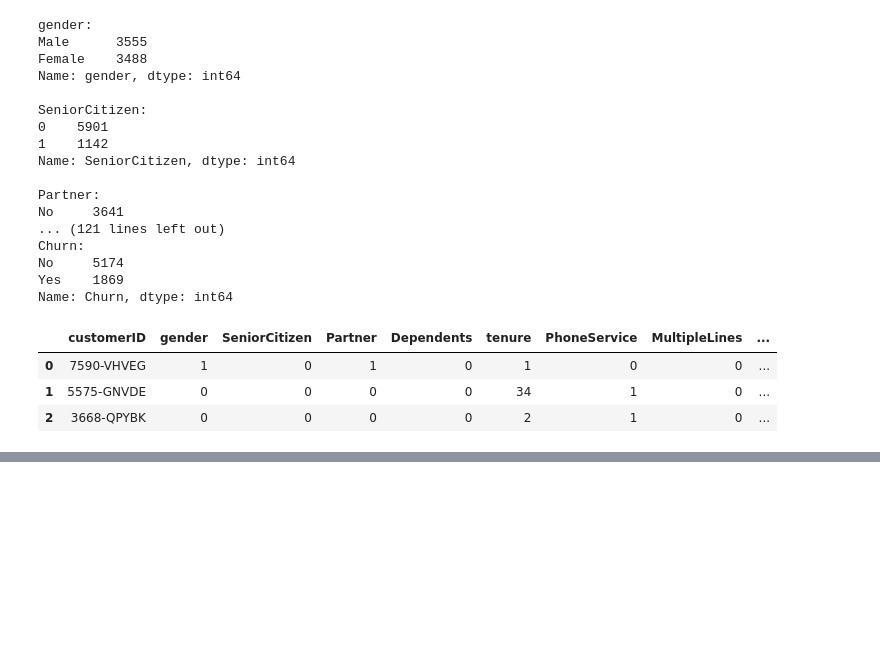
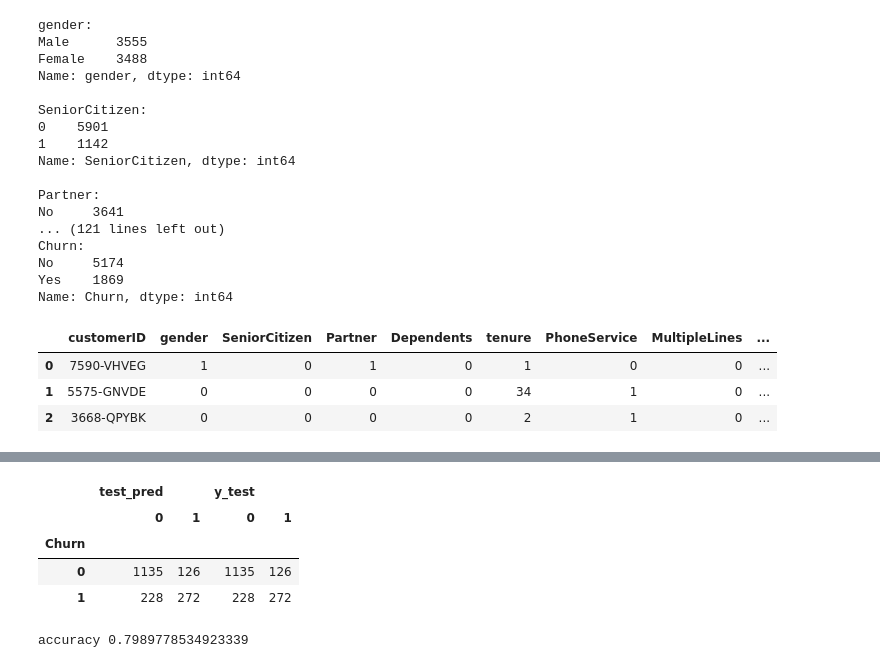
Before and after one commit to Rahul711sharma/Classification, a Jupyter notebook: Telco_Customer_Churn.ipynb, the cells around one changed output, grey strips where cells are left out. Cells and saved outputs as stored; diff of their text form; code cells hidden in the pictures; blank space fills up the shorter version.

```diff
--- a/Telco_Customer_Churn.ipynb
+++ b/Telco_Customer_Churn.ipynb
@@ -122,0 +261,15 @@ Name: TotalCharges, Length: 7043, dtype: object
+# %%
+#model Accuracy on test Data
+test_pred = logit.predict(x_test)
+# %%
+pd.pivot_table(pd.DataFrame({'y_test':y_test,'test_pred':test_pred}),index=y_test,columns=test_pred,aggfunc='count')
+# %% [output]
+|  | test_pred |  | y_test |  |
+|  | 0 | 1 | 0 | 1 |
+| Churn |  |  |  |  |
+| 0 | 1135 | 126 | 1135 | 126 |
+| 1 | 228 | 272 | 228 | 272 |
+# %%
+print(f"accuracy : {(1135+272)/(1135+272+126+228)}")
+# %% [output]
+accuracy 0.7989778534923339
```
Also changed, not shown: parts of 21 cells of this notebook.
